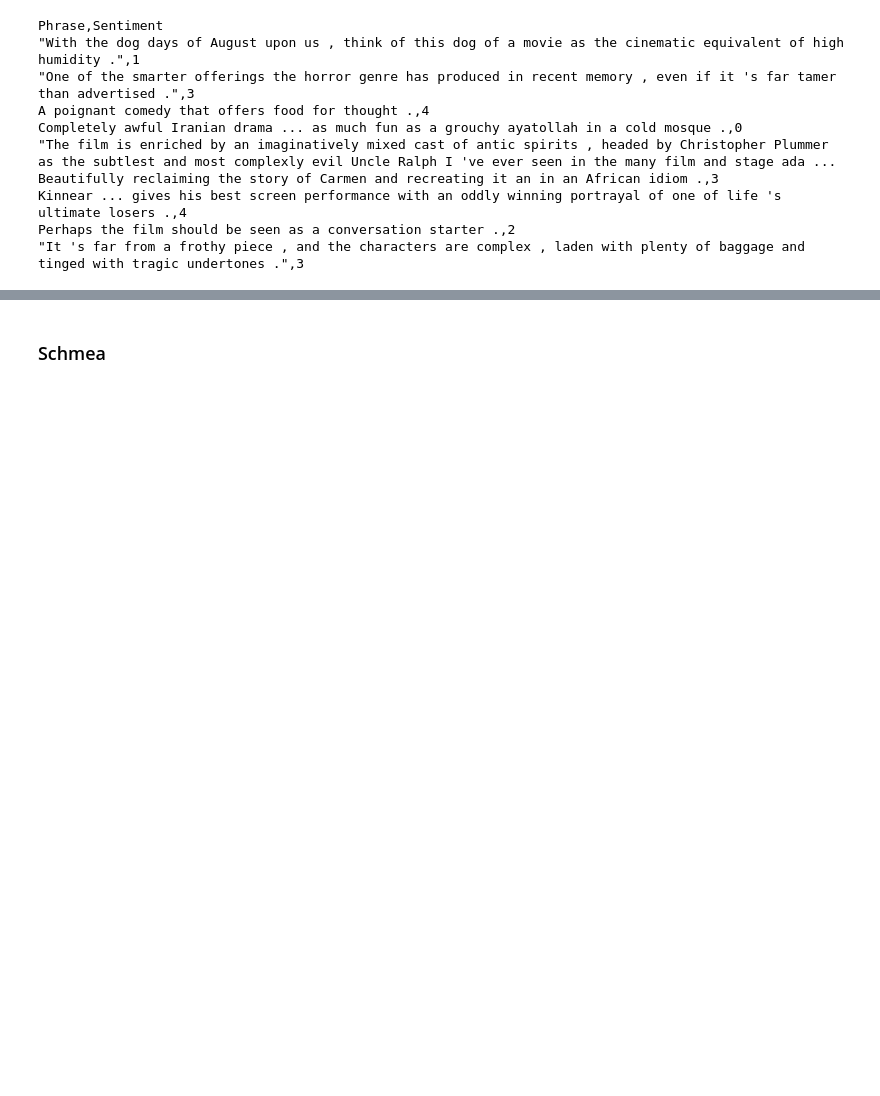
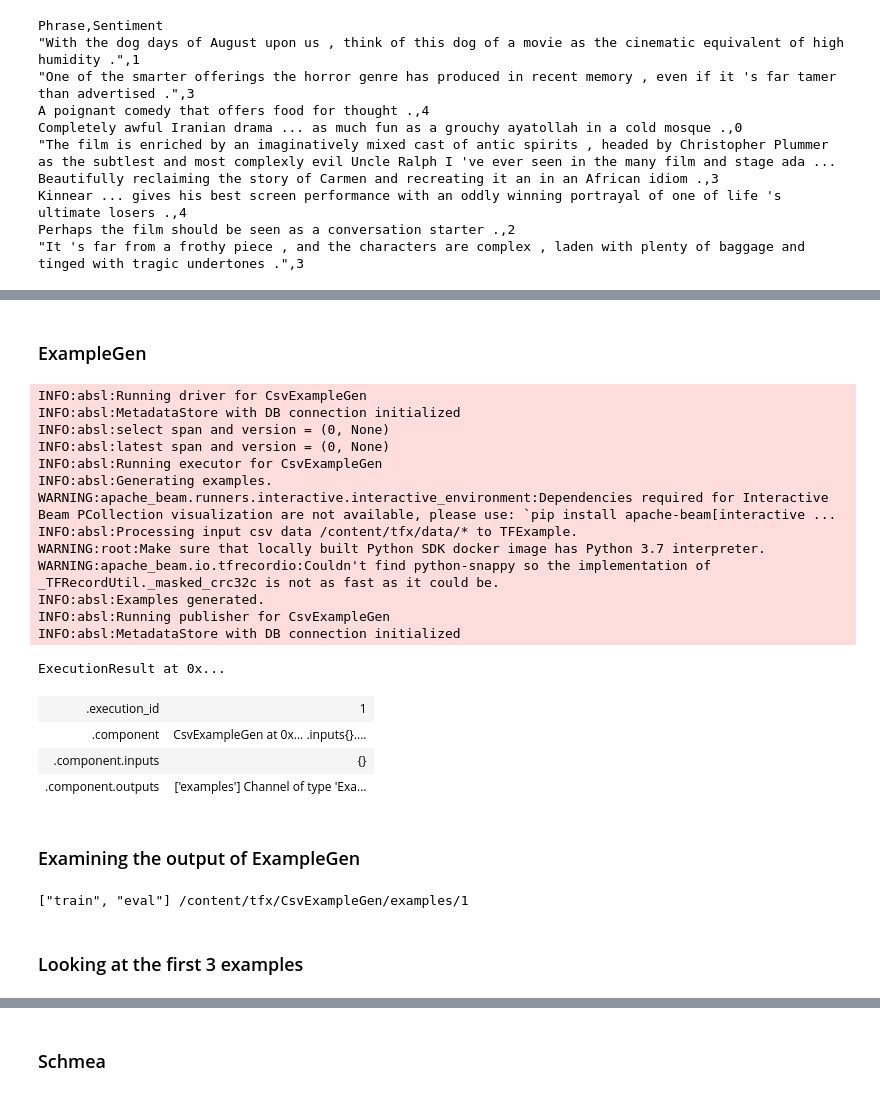
Before and after one commit to Satwikram/NLP-Implementations, a Jupyter notebook: BERT/End to End BERT using TFX.ipynb, the cells around one changed output, grey strips where cells are left out. Drawn from its saved outputs; the diff is of its cells as text; code cells hidden in the pictures; blank space fills up the shorter version.

```diff
--- a/BERT/End to End BERT using TFX.ipynb
+++ b/BERT/End to End BERT using TFX.ipynb
@@ -168,0 +167,2 @@ Perhaps the film should be seen as a conversation starter .,2
+# %%
+context = InteractiveContext(pipeline_root=_tfx_root)
@@ -168,0 +171,33 @@ Perhaps the film should be seen as a conversation starter .,2
+# %% [markdown]
+### ExampleGen
+# %%
+example_gen = CsvExampleGen(input_base=_data_root)
+context.run(example_gen)
+# %% [output]
+INFO:absl:Running driver for CsvExampleGen
+INFO:absl:MetadataStore with DB connection initialized
+INFO:absl:select span and version = (0, None)
+INFO:absl:latest span and version = (0, None)
+INFO:absl:Running executor for CsvExampleGen
+INFO:absl:Generating examples.
+WARNING:apache_beam.runners.interactive.interactive_environment:Dependencies required for Interactive Beam PCollection visualization are not available, please use: `pip install apache-beam[interactive ...
+INFO:absl:Processing input csv data /content/tfx/data/* to TFExample.
+WARNING:root:Make sure that locally built Python SDK docker image has Python 3.7 interpreter.
+WARNING:apache_beam.io.tfrecordio:Couldn't find python-snappy so the implementation of _TFRecordUtil._masked_crc32c is not as fast as it could be.
+INFO:absl:Examples generated.
+INFO:absl:Running publisher for CsvExampleGen
+INFO:absl:MetadataStore with DB connection initialized
+ExecutionResult at 0x...
+| .execution_id | 1 |
+| .component | CsvExampleGen at 0x... .inputs{}.... |
+| .component.inputs | {} |
+| .component.outputs | ['examples'] Channel of type 'Exa... |
+# %% [markdown]
+### Examining the output of ExampleGen
+# %%
+artifact = example_gen.outputs['examples'].get()[0]
+print(artifact.split_names, artifact.uri)
+# %% [output]
+["train", "eval"] /content/tfx/CsvExampleGen/examples/1
+# %% [markdown]
+### Looking at the first 3 examples
```
Also changed, not shown: parts of 24 cells of this notebook.
